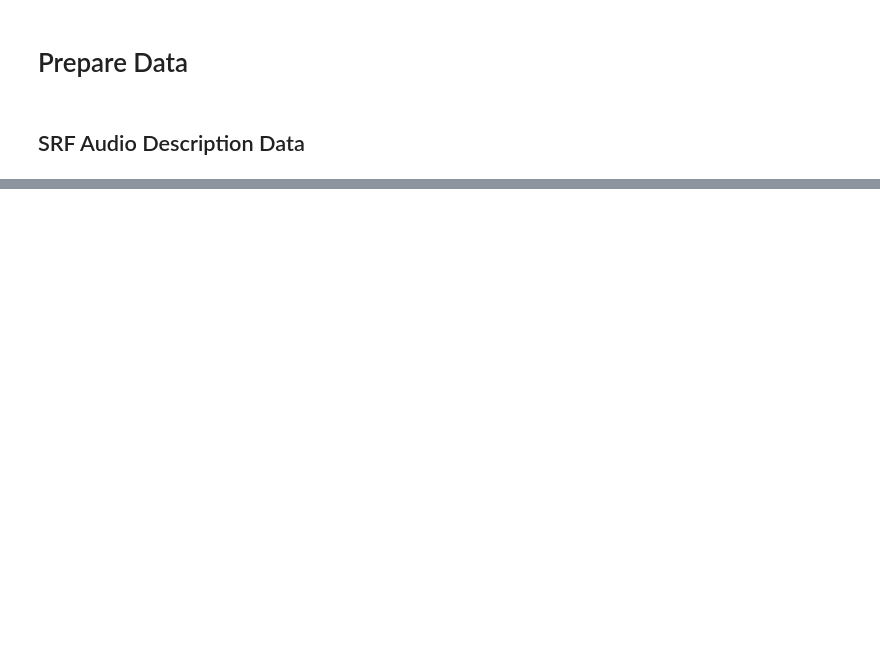
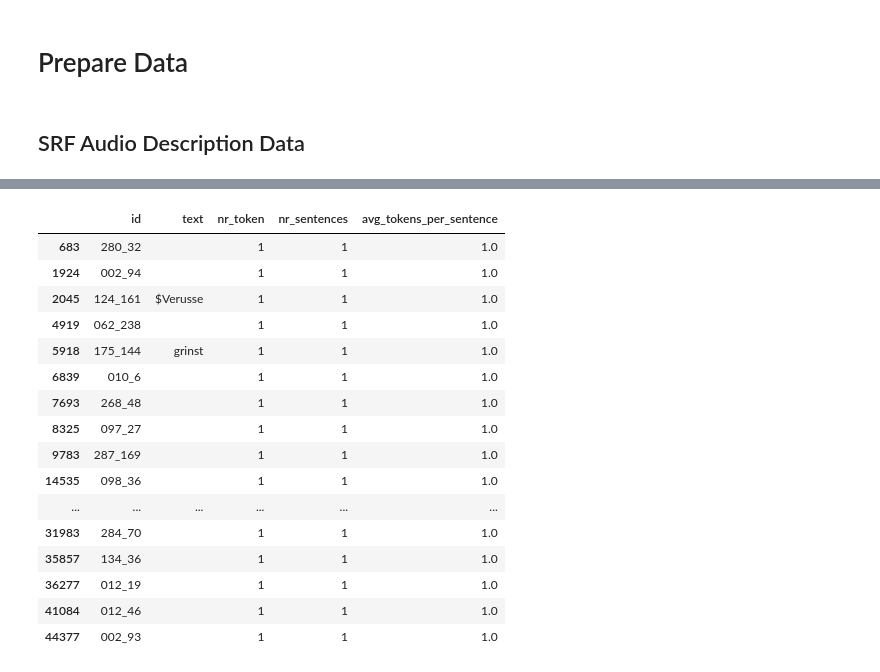
Before and after one commit to vera-bernhard/ma-code, a Jupyter notebook: data_raw/prepare_data.ipynb, the cells around one changed output, grey strips where cells are left out. Saved outputs shown, nothing was run; the diff lists cells and outputs as text; code cells hidden in the pictures; blank space fills up the shorter version.

```diff
--- a/data_raw/prepare_data.ipynb
+++ b/data_raw/prepare_data.ipynb
@@ -54,0 +1241,21 @@ TypeError: extract_audio_and_text_all() missing 1 required positional argument:
+# %%
+# empty texts, print id
+token_stats[token_stats['nr_token'] <= 1]
+# %% [output]
+|  | id | text | nr_token | nr_sentences | avg_tokens_per_sentence |
+| 683 | 280_32 |  | 1 | 1 | 1.0 |
+| 1924 | 002_94 |  | 1 | 1 | 1.0 |
+| 2045 | 124_161 | $Verusse | 1 | 1 | 1.0 |
+| 4919 | 062_238 |  | 1 | 1 | 1.0 |
+| 5918 | 175_144 | grinst | 1 | 1 | 1.0 |
+| 6839 | 010_6 |  | 1 | 1 | 1.0 |
+| 7693 | 268_48 |  | 1 | 1 | 1.0 |
+| 8325 | 097_27 |  | 1 | 1 | 1.0 |
+| 9783 | 287_169 |  | 1 | 1 | 1.0 |
+| 14535 | 098_36 |  | 1 | 1 | 1.0 |
+| ... | ... | ... | ... | ... | ... |
+| 31983 | 284_70 |  | 1 | 1 | 1.0 |
+| 35857 | 134_36 |  | 1 | 1 | 1.0 |
+| 36277 | 012_19 |  | 1 | 1 | 1.0 |
+| 41084 | 012_46 |  | 1 | 1 | 1.0 |
+| 44377 | 002_93 |  | 1 | 1 | 1.0 |
```
Also changed, not shown: parts of 17 cells of this notebook, 5 other files.
